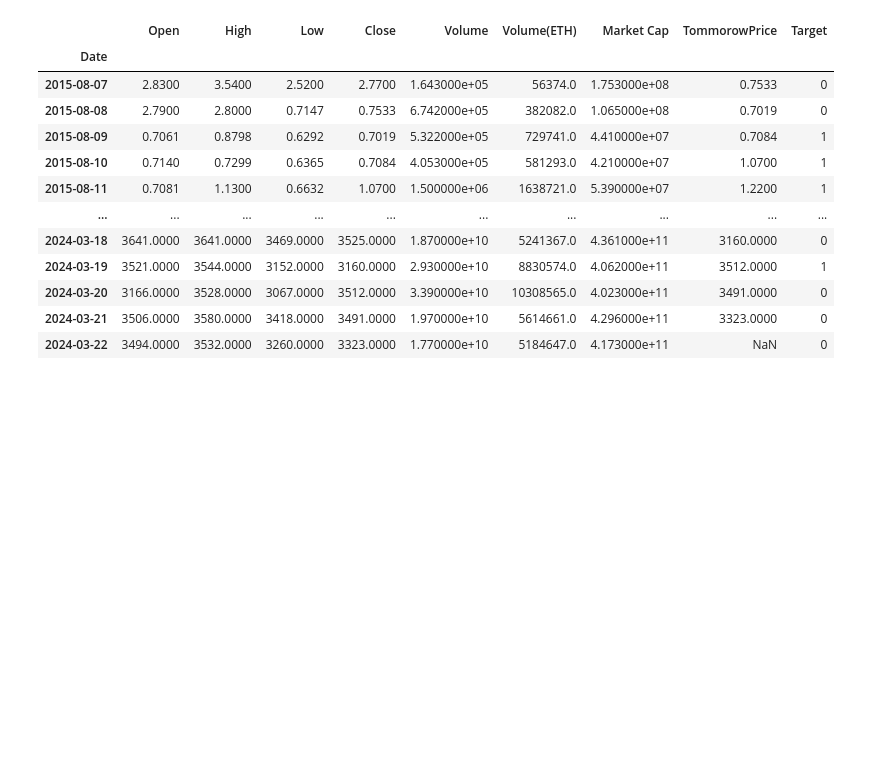
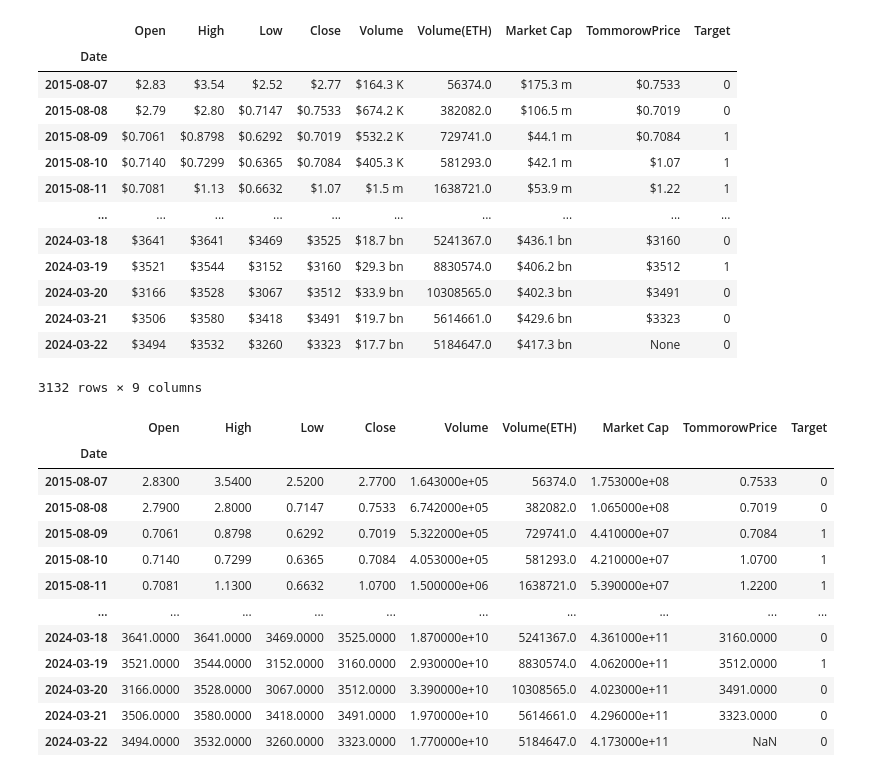
Before and after one commit to sadovsd/crypto-price-prediction-ML-pipeline, a Jupyter notebook: notebooks/02_feature_target_engineering_and_train_model.ipynb, the cells around one changed output. Drawn from its saved outputs; the diff is of its cells as text; code cells hidden in the pictures; blank space fills up the shorter version.

```diff
--- a/notebooks/02_feature_target_engineering_and_train_model.ipynb
+++ b/notebooks/02_feature_target_engineering_and_train_model.ipynb
@@ -0,0 +10,34 @@
+# %%
+import pandas as pd
+import pandas_ta as ta
+from src.paths import HISTORICAL_OHLC
+
+
+df = pd.read_csv(HISTORICAL_OHLC/'ethereum.csv', index_col='Date', parse_dates=True)
+
+def convert_value(value):
+    """
+    Converts a string value to a float. Removes $ signs, and converts
+    billion (bn), million (m), and thousand (K) values to their numeric equivalents.
+    """
+    value = value.replace('$', '')  # Remove $ sign to simplify processing
+    if value[-1].lower() == 'm':
+        return float(value[:-1]) * 1_000_000
+    elif value[-1].lower() == 'b':
+        return float(value[:-1]) * 1_000_000_000
+    elif value[-1].lower() == 'k':
+        return float(value[:-1]) * 1_000
+    elif value[-2:].lower() == 'bn':  # Handle 'bn' for billions
+        return float(value[:-2]) * 1_000_000_000
+    else:
+        return float(value)
+columns_to_convert = ['Open', 'High', 'Low', 'Close', 'Volume', 'Market Cap']
+for column in columns_to_convert:
+    df[column] = df[column].apply(lambda x: convert_value(x) if isinstance(x, str) else x)
+df['Volume(ETH)'] = pd.to_numeric(df['Volume(ETH)'].apply(lambda x: convert_value(x) if isinstance(x, str) else x), errors='coerce')
+
+df = df.iloc[::-1]
+df["TommorowPrice"] = df["Close"].shift(-1)
+df["Target"] = (df["TommorowPrice"] > df["Close"]).astype(int)
+
+df
@@ -0,0 +59,17 @@
+# %%
+df
+# %% [output]
+|  | Open | High | Low | Close | Volume | Volume(ETH) | Market Cap | TommorowPrice | Target |
+| Date |  |  |  |  |  |  |  |  |  |
+| 2015-08-07 | $2.83 | $3.54 | $2.52 | $2.77 | $164.3 K | 56374.0 | $175.3 m | $0.7533 | 0 |
+| 2015-08-08 | $2.79 | $2.80 | $0.7147 | $0.7533 | $674.2 K | 382082.0 | $106.5 m | $0.7019 | 0 |
+| 2015-08-09 | $0.7061 | $0.8798 | $0.6292 | $0.7019 | $532.2 K | 729741.0 | $44.1 m | $0.7084 | 1 |
+| 2015-08-10 | $0.7140 | $0.7299 | $0.6365 | $0.7084 | $405.3 K | 581293.0 | $42.1 m | $1.07 | 1 |
+| 2015-08-11 | $0.7081 | $1.13 | $0.6632 | $1.07 | $1.5 m | 1638721.0 | $53.9 m | $1.22 | 1 |
+| ... | ... | ... | ... | ... | ... | ... | ... | ... | ... |
+| 2024-03-18 | $3641 | $3641 | $3469 | $3525 | $18.7 bn | 5241367.0 | $436.1 bn | $3160 | 0 |
+| 2024-03-19 | $3521 | $3544 | $3152 | $3160 | $29.3 bn | 8830574.0 | $406.2 bn | $3512 | 1 |
+| 2024-03-20 | $3166 | $3528 | $3067 | $3512 | $33.9 bn | 10308565.0 | $402.3 bn | $3491 | 0 |
+| 2024-03-21 | $3506 | $3580 | $3418 | $3491 | $19.7 bn | 5614661.0 | $429.6 bn | $3323 | 0 |
+| 2024-03-22 | $3494 | $3532 | $3260 | $3323 | $17.7 bn | 5184647.0 | $417.3 bn | None | 0 |
+3132 rows × 9 columns
```
Also changed, not shown: parts of 4 cells of this notebook, 4 other files.
